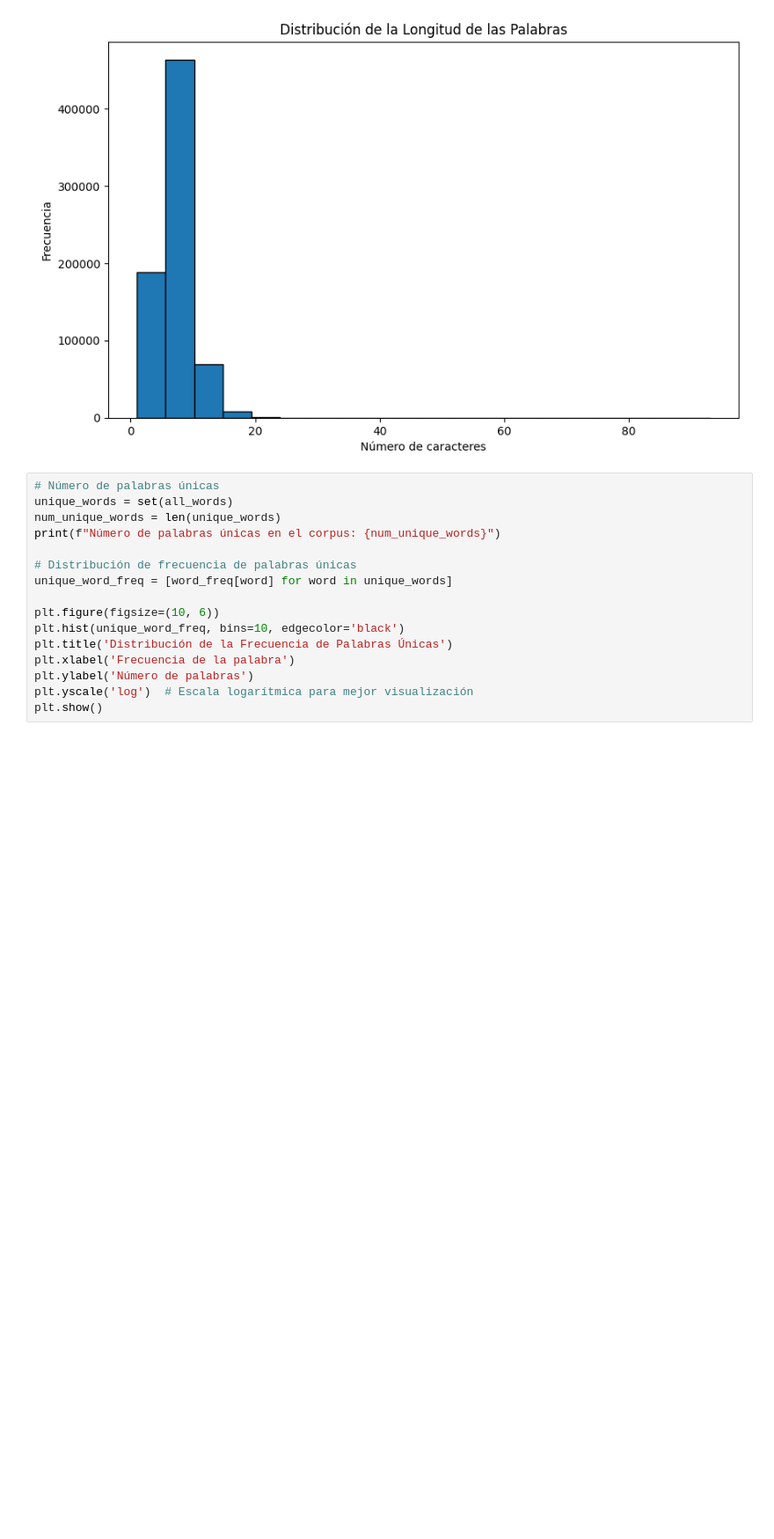
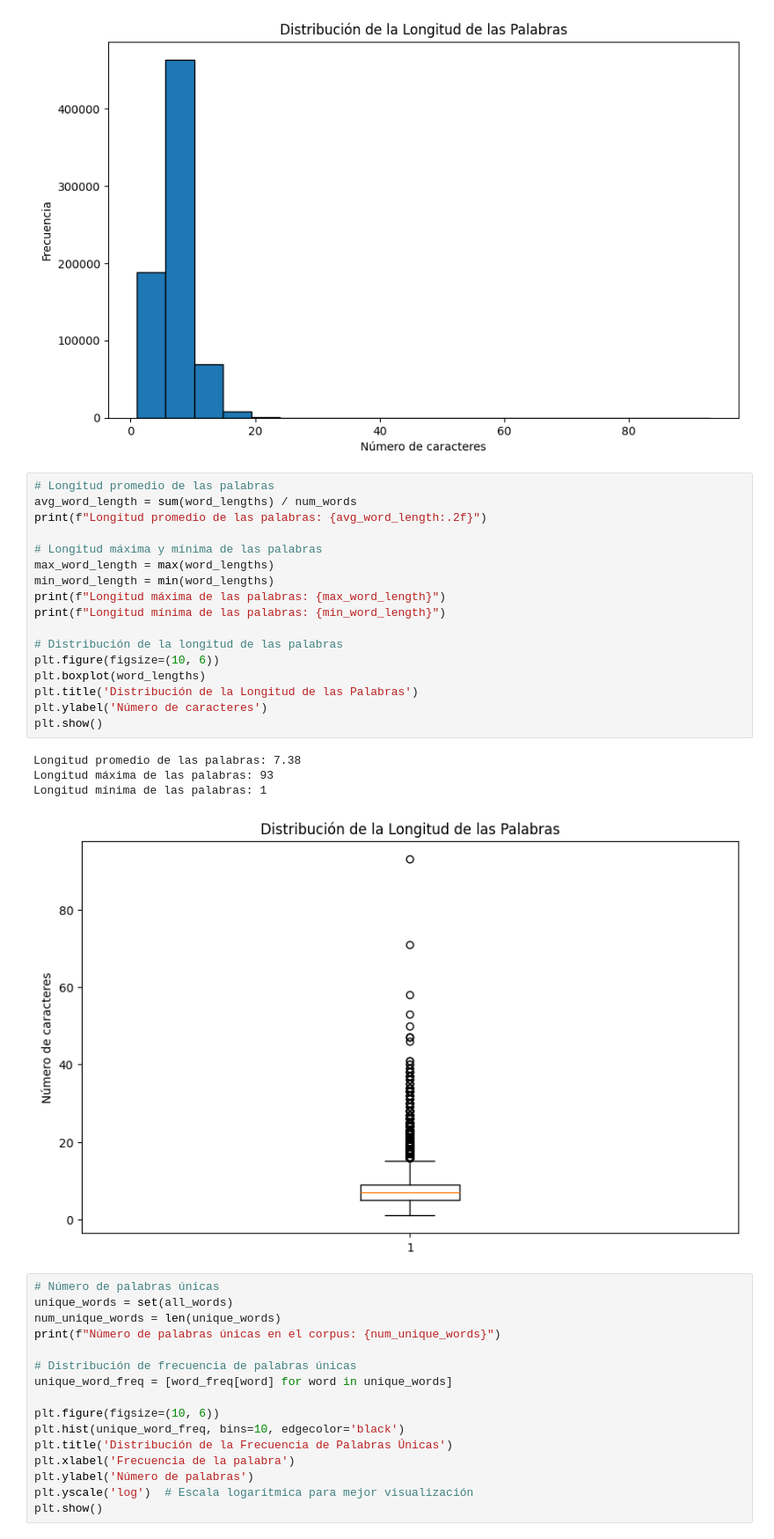
Before and after one commit to tdiego74/Clase_Data_Science_III_PBLC, a Jupyter notebook: Copia_de_Proyecto_DS_III_Entrega_Final_Tocci.ipynb, the cells around one changed output. Shown at 88% size. Saved outputs shown, nothing was run; the diff lists cells and outputs as text; blank space fills up the shorter version.

```diff
--- a/Copia_de_Proyecto_DS_III_Entrega_Final_Tocci.ipynb
+++ b/Copia_de_Proyecto_DS_III_Entrega_Final_Tocci.ipynb
@@ -347,6 +369,28 @@ plt.ylabel('Frecuencia')
 plt.show()
 # %% [output]
 [figure]
+# %%
+# Longitud promedio de las palabras
+avg_word_length = sum(word_lengths) / num_words
+print(f"Longitud promedio de las palabras: {avg_word_length:.2f}")
+
+# Longitud máxima y mínima de las palabras
+max_word_length = max(word_lengths)
+min_word_length = min(word_lengths)
+print(f"Longitud máxima de las palabras: {max_word_length}")
+print(f"Longitud mínima de las palabras: {min_word_length}")
+
+# Distribución de la longitud de las palabras
+plt.figure(figsize=(10, 6))
+plt.boxplot(word_lengths)
+plt.title('Distribución de la Longitud de las Palabras')
+plt.ylabel('Número de caracteres')
+plt.show()
+# %% [output]
+Longitud promedio de las palabras: 7.38
+Longitud máxima de las palabras: 93
+Longitud mínima de las palabras: 1
+[figure, added]
 # %%
 # Número de palabras únicas
 unique_words = set(all_words)
```
Also changed, not shown: parts of 4 cells of this notebook.
